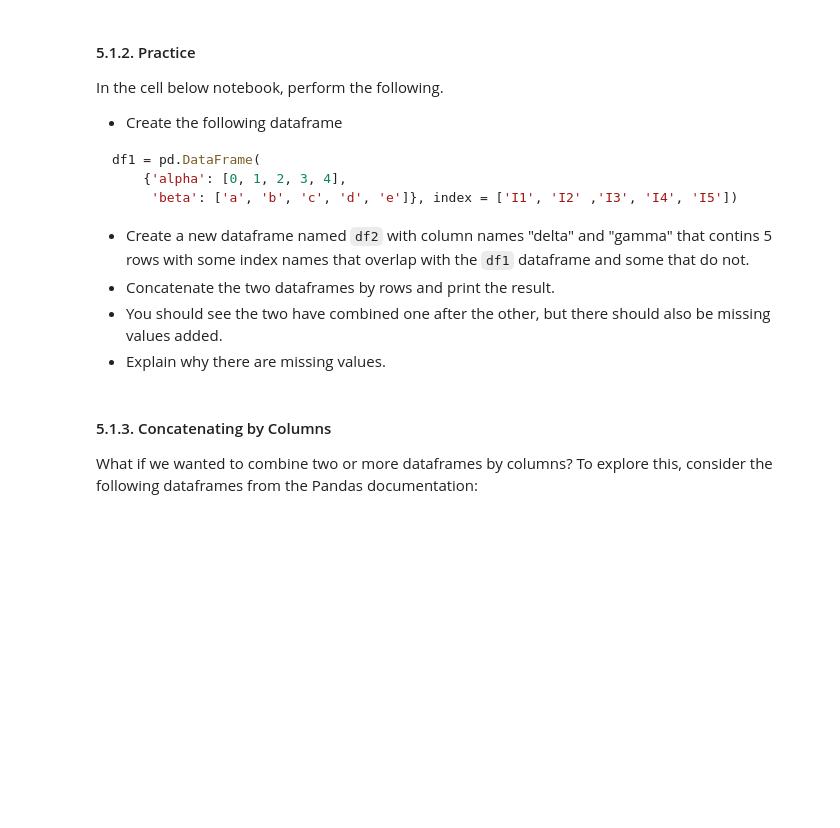
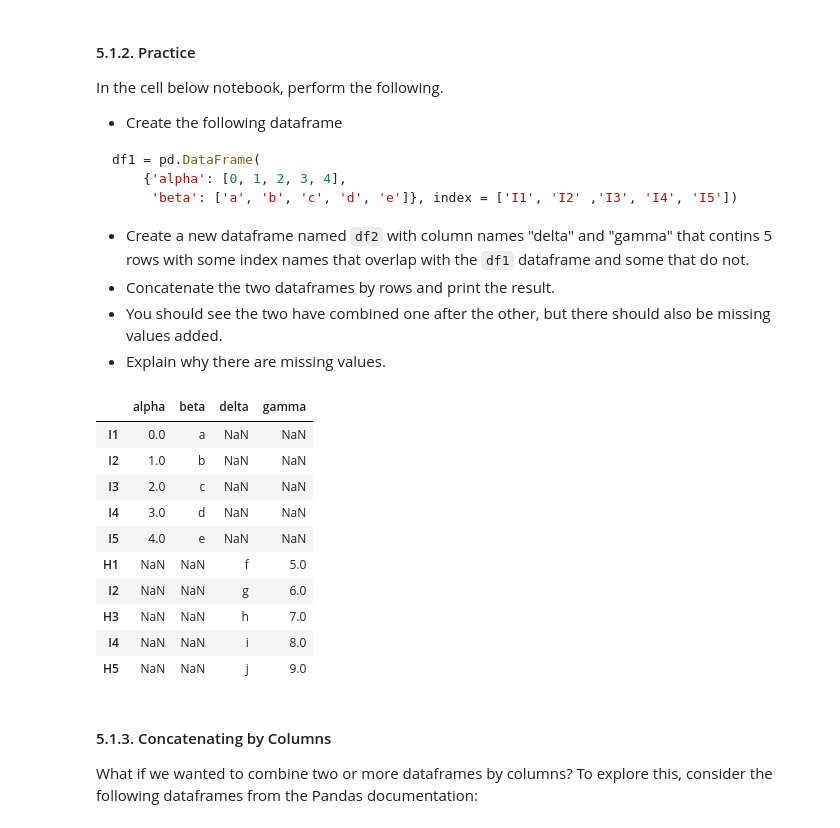
Before and after one commit to Acorntree616/Data-Analytics-With-Python, a Jupyter notebook: Module2-Data_Analytics/A04-Pandas_Part2.ipynb, the cells around one changed output. Saved outputs shown, nothing was run; the diff lists cells and outputs as text; code cells hidden in the pictures; blank space fills up the shorter version.

```diff
--- a/Module2-Data_Analytics/A04-Pandas_Part2.ipynb
+++ b/Module2-Data_Analytics/A04-Pandas_Part2.ipynb
@@ -690,6 +888,29 @@ df1 = pd.DataFrame(
 + Concatenate the two dataframes by rows and print the result.
 + You should see the two have combined one after the other, but there should also be missing values added.
 + Explain why there are missing values.
+# %%
+df1 = pd.DataFrame(
+    {'alpha': [0, 1, 2, 3, 4],
+     'beta': ['a', 'b', 'c', 'd', 'e']}, index = ['I1', 'I2', 'I3', 'I4', 'I5'])
+df2 = pd.DataFrame(
+    {'delta': ['f', 'g', 'h', 'i', 'j'],
+     'gamma': [5, 6, 7, 8, 9]}, index = ['H1', 'I2', 'H3', 'I4', 'H5'])
+df_con = [df1, df2]
+df3 = pd.concat(df_con)
+df3
+#There are missing values because the two dataframes have 2 unique columns and so it includes all four and fills any new values as missing.
+# %% [output]
+|  | alpha | beta | delta | gamma |
+| I1 | 0.0 | a | NaN | NaN |
+| I2 | 1.0 | b | NaN | NaN |
+| I3 | 2.0 | c | NaN | NaN |
+| I4 | 3.0 | d | NaN | NaN |
+| I5 | 4.0 | e | NaN | NaN |
+| H1 | NaN | NaN | f | 5.0 |
+| I2 | NaN | NaN | g | 6.0 |
+| H3 | NaN | NaN | h | 7.0 |
+| I4 | NaN | NaN | i | 8.0 |
+| H5 | NaN | NaN | j | 9.0 |
 # %% [markdown]
 #### 5.1.3. Concatenating by Columns
 What if we wanted to combine two or more dataframes by columns?  To explore this, consider the following dataframes from the Pandas documentation:
```
Also changed, not shown: parts of 52 cells of this notebook, 1 other file.
